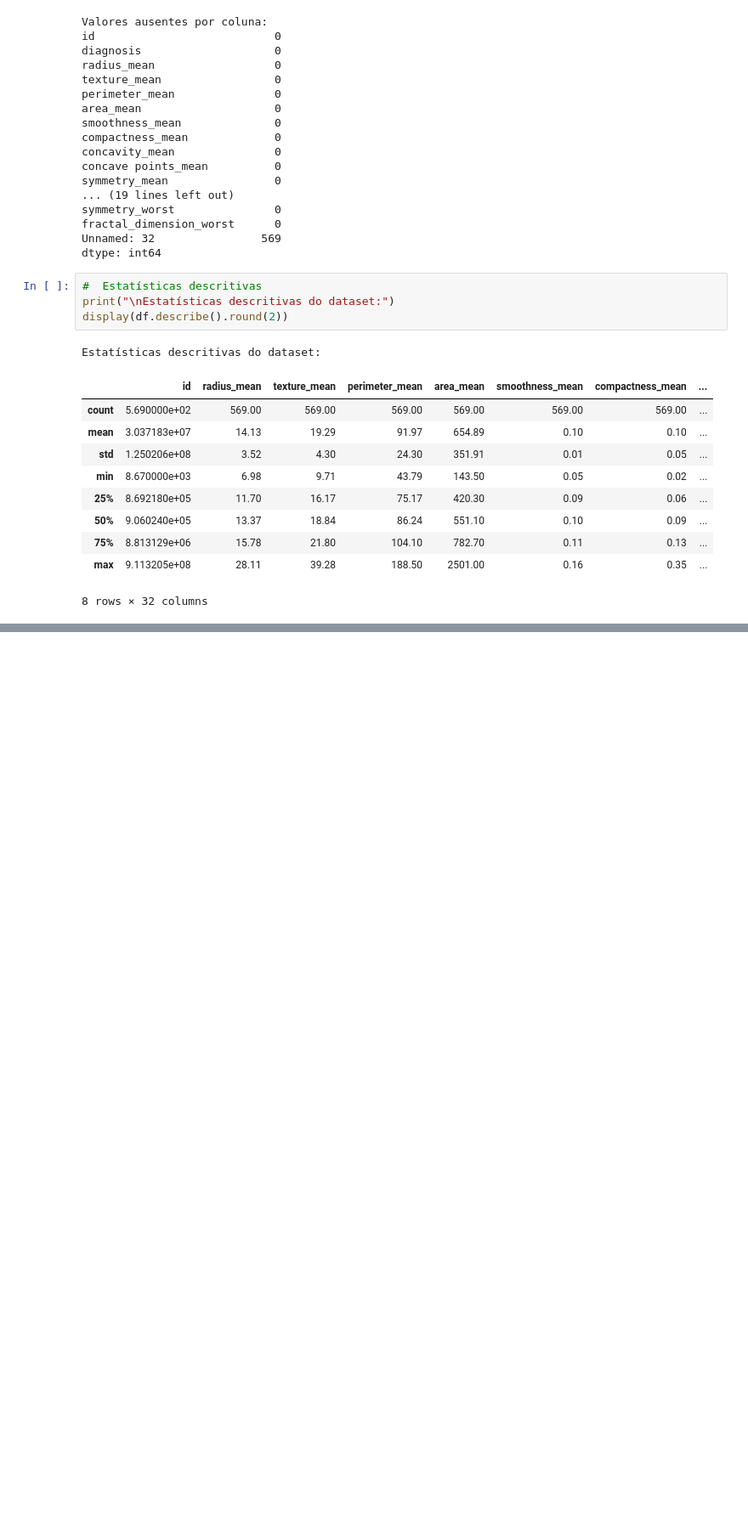
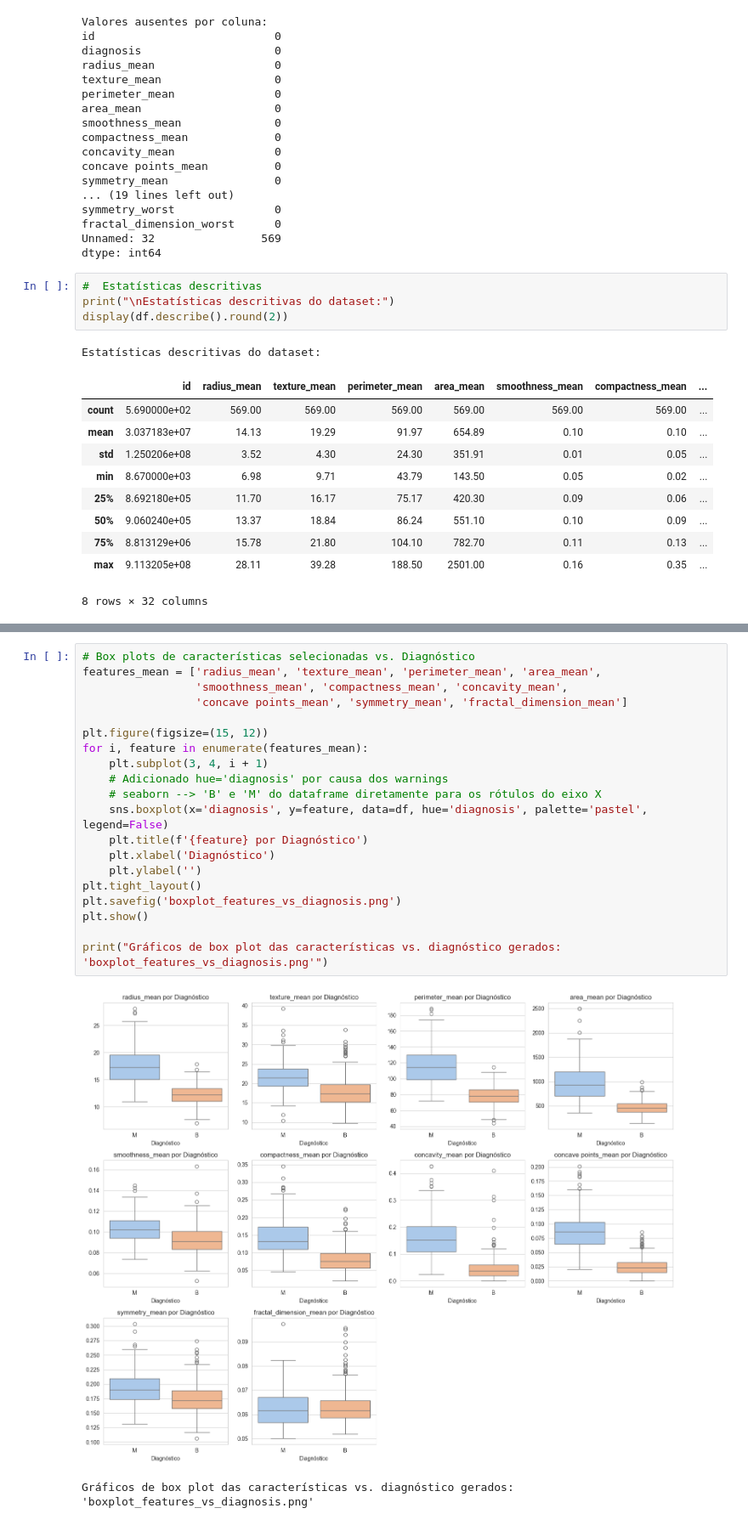
Before and after one commit to Haell39/ML-Aplicada-Diagnostico-Clinico, a Jupyter notebook: notebooks/classificacao.ipynb, the cells around one changed output, grey strips where cells are left out. Shown at 85% size. Cells and saved outputs as stored; diff of their text form; blank space fills up the shorter version.

```diff
--- a/notebooks/classificacao.ipynb
+++ b/notebooks/classificacao.ipynb
@@ -74,0 +131,23 @@ Estatísticas descritivas do dataset:
+# %%
+# Box plots de características selecionadas vs. Diagnóstico
+features_mean = ['radius_mean', 'texture_mean', 'perimeter_mean', 'area_mean',
+                 'smoothness_mean', 'compactness_mean', 'concavity_mean',
+                 'concave points_mean', 'symmetry_mean', 'fractal_dimension_mean']
+
+plt.figure(figsize=(15, 12))
+for i, feature in enumerate(features_mean):
+    plt.subplot(3, 4, i + 1)
+    # Adicionado hue='diagnosis' por causa dos warnings
+    # seaborn --> 'B' e 'M' do dataframe diretamente para os rótulos do eixo X
+    sns.boxplot(x='diagnosis', y=feature, data=df, hue='diagnosis', palette='pastel', legend=False)
+    plt.title(f'{feature} por Diagnóstico')
+    plt.xlabel('Diagnóstico')
+    plt.ylabel('')
+plt.tight_layout()
+plt.savefig('boxplot_features_vs_diagnosis.png')
+plt.show()
+
+print("Gráficos de box plot das características vs. diagnóstico gerados: 'boxplot_features_vs_diagnosis.png'")
+# %% [output]
+[figure, added]
+Gráficos de box plot das características vs. diagnóstico gerados: 'boxplot_features_vs_diagnosis.png'
```
Also changed, not shown: parts of 16 cells of this notebook, 5 other files.
